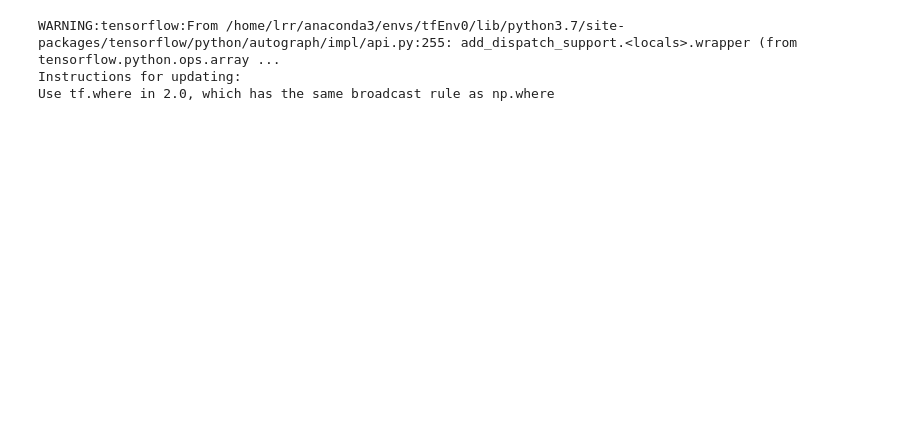
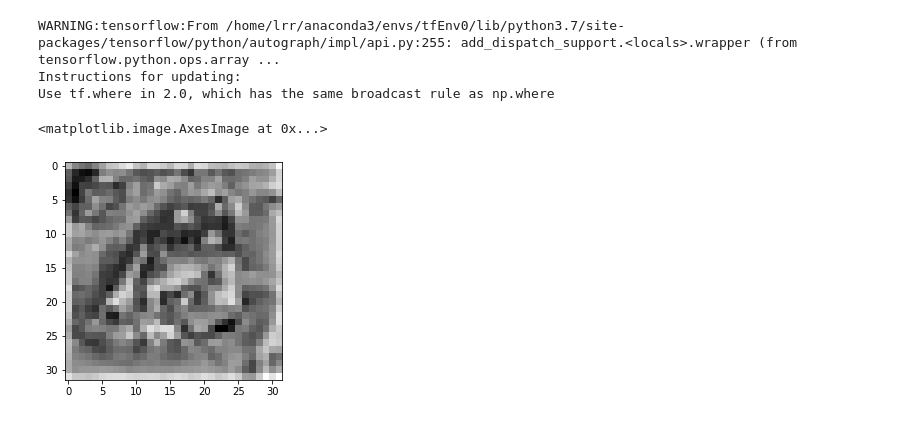
Before and after one commit to lrr0001/diff-admm-for-multi-layer-sc, a Jupyter notebook: tightFrameRuns.ipynb, the cells around one changed output. Saved outputs shown, nothing was run; the diff lists cells and outputs as text; code cells hidden in the pictures; blank space fills up the shorter version.

```diff
--- a/tightFrameRuns.ipynb
+++ b/tightFrameRuns.ipynb
@@ -31,10 +31,19 @@ xtestgray = numpy.reshape(xtestgray,(-1,32,32,1))
 # %%
 ytrainCat = to_categorical(ytrain)
 ytest = to_categorical(ytest)
-# %%
-
-model = Sequential([preprocessing.Local_contrast_normalization(12,1,input_shape=(32,32,1))])
-# %% [output]
-WARNING:tensorflow:From /home/lrr/anaconda3/envs/tfEnv0/lib/python3.7/site-packages/tensorflow/python/autograph/impl/api.py:255: add_dispatch_support.<locals>.wrapper (from tensorflow.python.ops.array ...
-Instructions for updating:
-Use tf.where in 2.0, which has the same broadcast rule as np.where
+# %%
+
+model1 = Sequential([preprocessing.Local_contrast_normalization(12,1,input_shape=(32,32,1))])
+model2 = Sequential([preprocessing.Local_contrast_normalization(12,2,input_shape=(32,32,1))])
+model3 = Sequential([preprocessing.Local_contrast_normalization(12,3,input_shape=(32,32,1))])
+model4 = Sequential([preprocessing.Local_contrast_normalization(12,4,input_shape=(32,32,1))])
+# %% [output]
+WARNING:tensorflow:From /home/lrr/anaconda3/envs/tfEnv0/lib/python3.7/site-packages/tensorflow/python/autograph/impl/api.py:255: add_dispatch_support.<locals>.wrapper (from tensorflow.python.ops.array ...
+Instructions for updating:
+Use tf.where in 2.0, which has the same broadcast rule as np.where
+# %%
+output = model1.predict(xtraingray[0:2])
+plt.imshow(numpy.squeeze(output[0]),cmap='gray')
+# %% [output]
+<matplotlib.image.AxesImage at 0x...>
+[figure, added]
```
Also changed, not shown: parts of 10 cells of this notebook, 3 other files.
